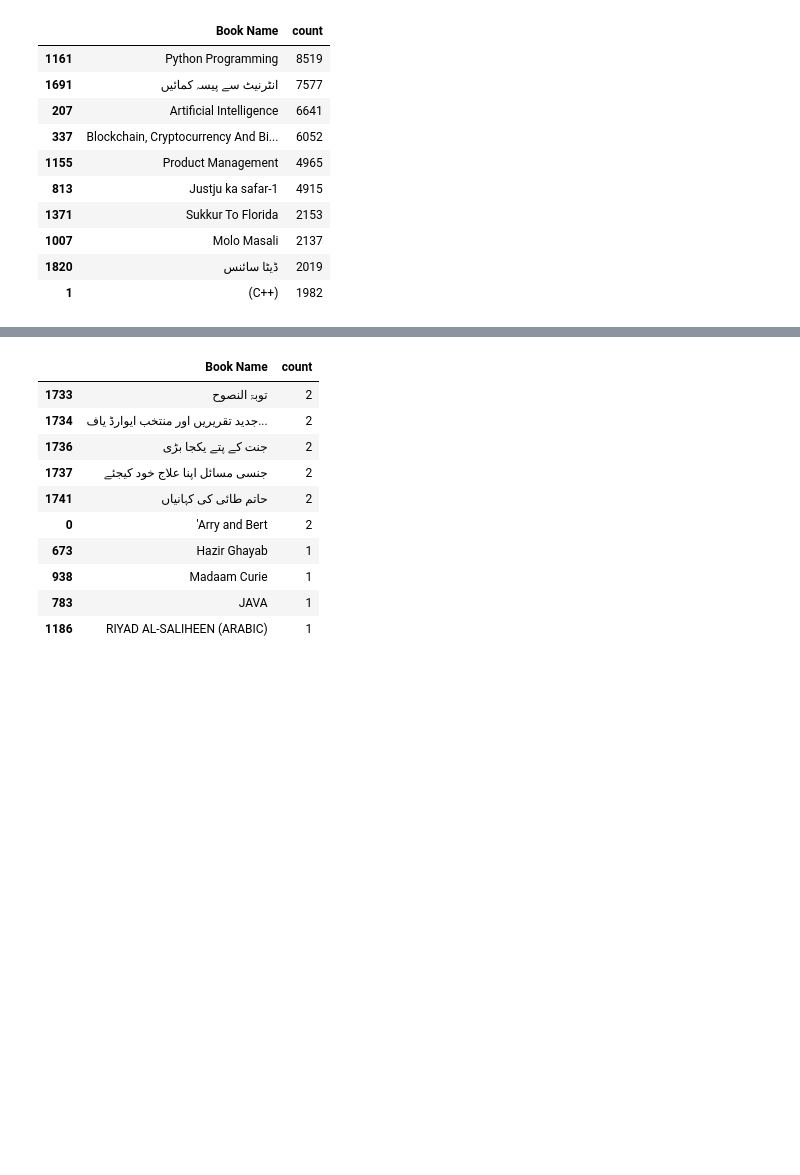
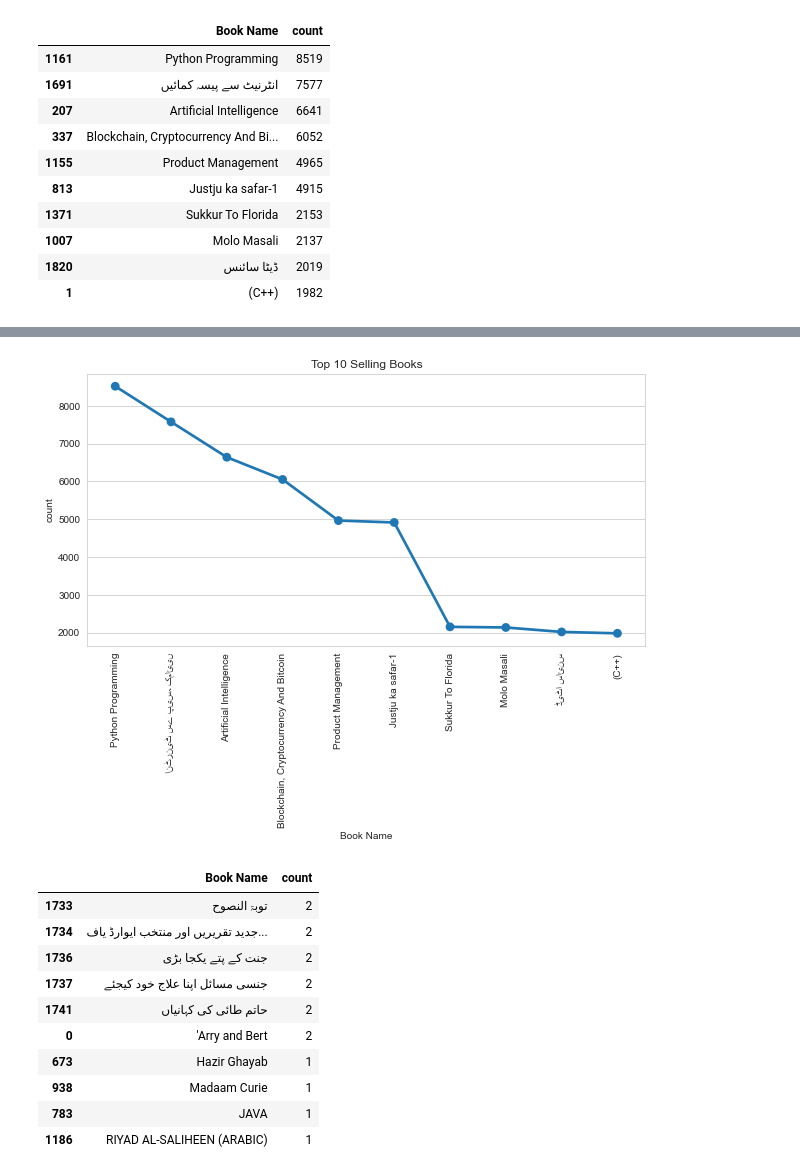
Before and after one commit to Hassansajjad4it/Gufhtugu_Publications_Dataset_EDA, a Jupyter notebook: SourceCode.ipynb, the cells around one changed output, grey strips where cells are left out. Saved outputs shown, nothing was run; the diff lists cells and outputs as text; code cells hidden in the pictures; blank space fills up the shorter version.

Commit message:
update graphes

```diff
--- a/SourceCode.ipynb
+++ b/SourceCode.ipynb
@@ -280,3 +280,12 @@ plt.show()
+# %%
+plt.figure(figsize=(10,5))
+graph=sns.pointplot(x='Book Name',y='count',data=Top_10_books)
+graph.set_title('Top 10 Selling Books')
+plt.xticks(rotation=90)
+plt.show()
+# sns.pointplot(data=Top_10_books,orient="h" )
+# %% [output]
+[figure, added]
 # %%
 Least_10_books=Table.groupby("Book Name")["Order Number"].agg(["count"]).reset_index().sort_values(by="count",ascending=False).tail(10)
 Least_10_books
```
Also changed, not shown: parts of 16 cells of this notebook.
